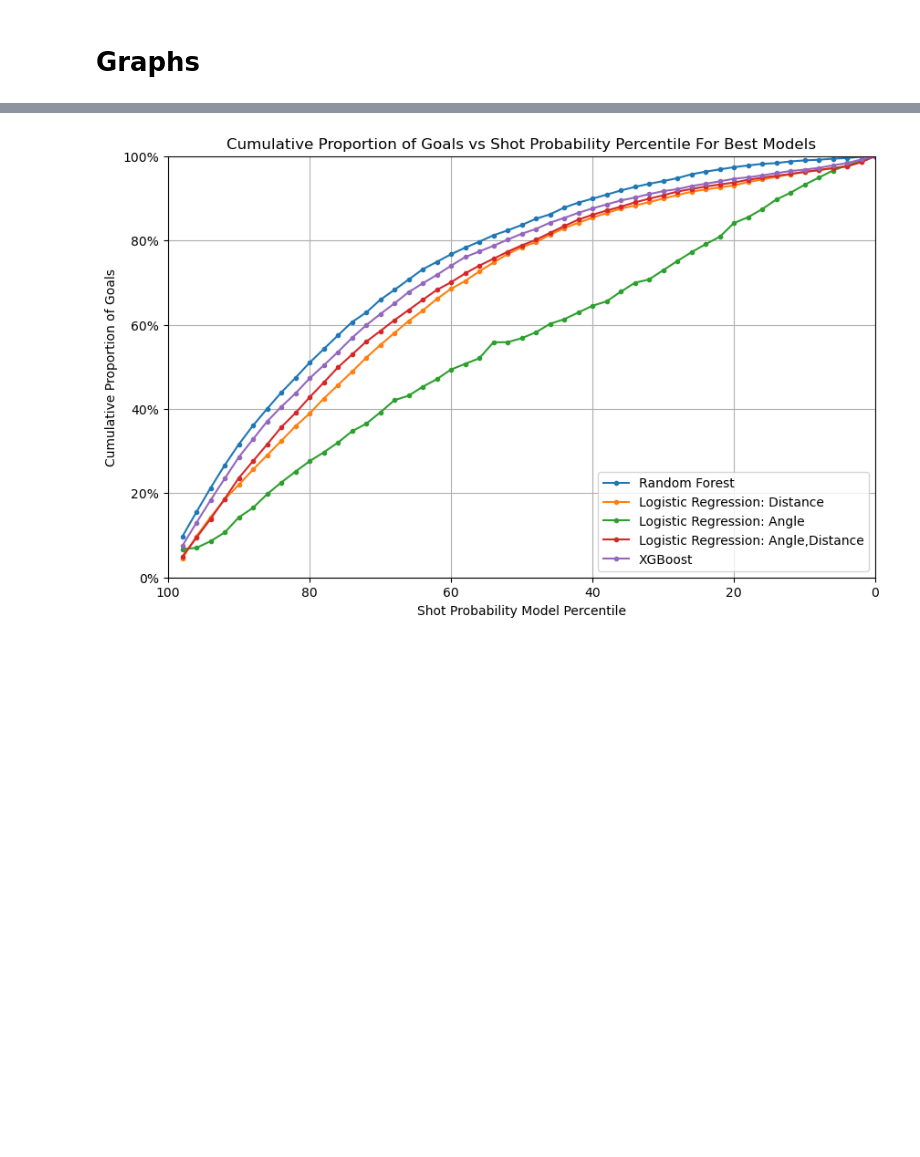
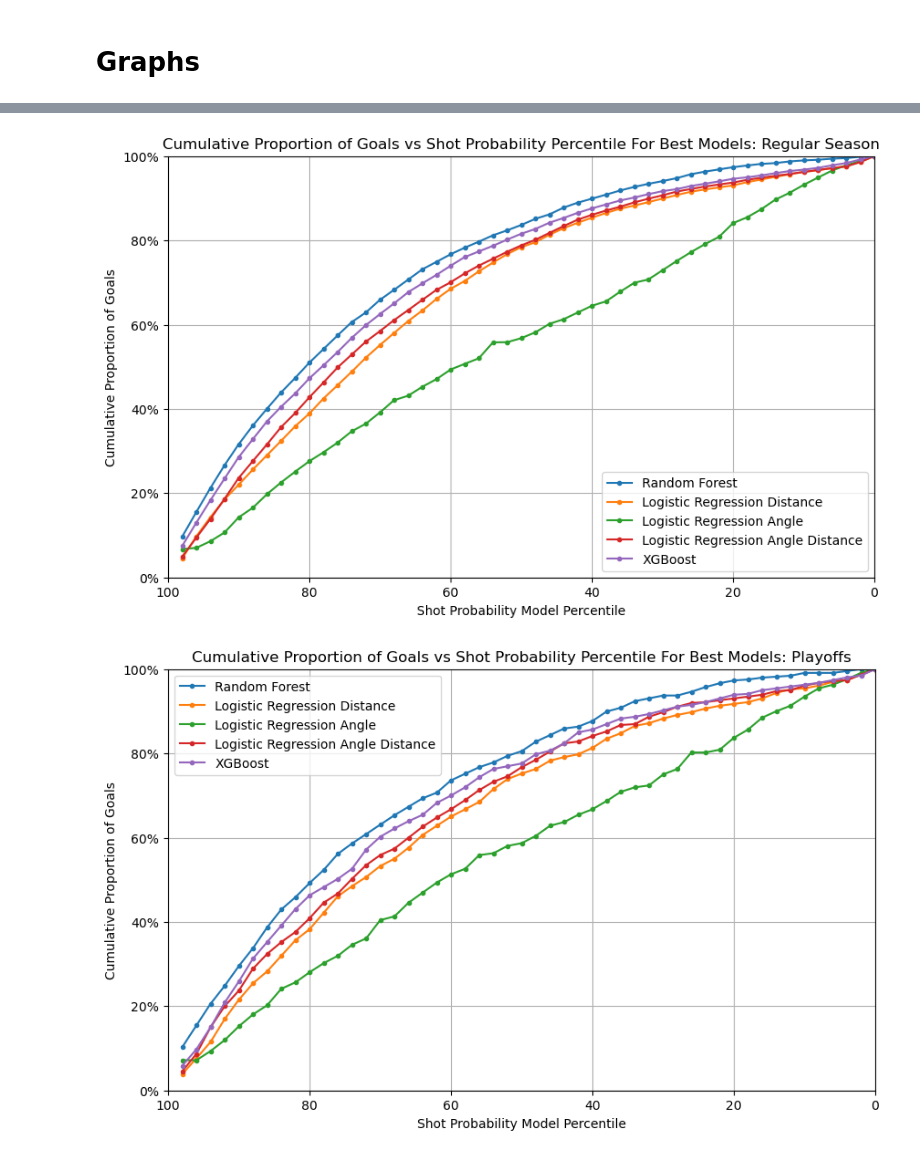
Before and after one commit to rajamatt/ift6758-project, a Jupyter notebook: notebooks/milestone_2/Task 7.ipynb, the cells around one changed output, grey strips where cells are left out. Saved outputs shown, nothing was run; the diff lists cells and outputs as text; code cells hidden in the pictures; blank space fills up the shorter version.

```diff
--- a/notebooks/milestone_2/Task 7.ipynb
+++ b/notebooks/milestone_2/Task 7.ipynb
@@ -12,4 +12,4 @@ import numpy as np
 # %%
 # Load the data
 data_parser = NHLDataParser()
-test_df = data_parser.get_shot_and_goal_pbp_df_for_season(2020, with_playoff_season=False)
+test_df = data_parser.get_shot_and_goal_pbp_df_for_season(2020, with_playoff_season=True)
@@ -158,12 +225,18 @@ See the caveats in the documentation: https://pandas.pydata.org/pandas-docs/stab
 # %% [markdown]
 # Graphs
 # %%
-# Collect probabilities from all models as tuples :(name,scores,y_test)
-model_probabilities = [('Random Forest',prob_scores_rf,y_test_rf),
-                       ('Logistic Regression: Distance',prob_scores_lg_distance,y_test_lg_distance),
-                       ('Logistic Regression: Angle',prob_scores_lg_angle,y_test_lg_angle),
-                       ('Logistic Regression: Angle,Distance',prob_scores_lg_angle_distance,y_test_angle_distance),
-                       ('XGBoost',prob_scores_xgb,y_test_xgboost)]
+# Collect probabilities from all models as tuples :(name,scores,y_test) for regular season and playoff
+model_scores_regular = [('Random Forest',prob_scores_rf_regular,y_test_rf_regular),
+                        ('Logistic Regression Distance',prob_scores_lg_distance,y_test_lg_distance_regular),
+                        ('Logistic Regression Angle',prob_scores_lg_angle_regular,y_test_lg_angle_regular),
+                        ('Logistic Regression Angle Distance',prob_scores_lg_angle_distance_regular,y_test_angle_distance_regular),
+                        ('XGBoost',prob_scores_xgb_regular,y_test_xgboost_regular)]
+
+model_scores_playoff = [('Random Forest',prob_scores_rf_playoff,y_test_rf_playoff),
+                        ('Logistic Regression Distance',prob_scores_lg_distance_playoff,y_test_lg_distance_playoff),
+                        ('Logistic Regression Angle',prob_scores_lg_angle_playoff,y_test_lg_angle_playoff),
+                        ('Logistic Regression Angle Distance',prob_scores_lg_angle_distance_playoff,y_test_angle_distance_playoff),
+                        ('XGBoost',prob_scores_xgb_playoff,y_test_xgboost_playoff)]
 # %%
 ##Graph 1: Roc Curve
 
@@ -224,31 +345,56 @@ fig_2.savefig('goal_rate_task7.png')
 # %%
 # Graph 3: Cumulative Proportion of Goals as a Function of Shot Probability Model Percentile
 
-# Calculate the cumulative goal percentage for each percentile for all models
-cumulative_goal_proportions = {}
-for name, prob_score, y_test in model_probabilities:
-    cumulative_goal_proportions[name] = []
-    for percentile in percentiles[name]:
+# Calculate the cumulative goal percentage for each percentile for all models for regular season
+cumulative_goal_proportions_regular = {}
+for name, prob_score, y_test in model_scores_regular:
+    cumulative_goal_proportions_regular[name] = []
+    for percentile in percentiles_regular[name]:
         mask = prob_score  >= percentile
-        cumulative_goal_proportions[name].append(y_test[mask].sum() / y_test.sum())
+        cumulative_goal_proportions_regular[name].append(y_test[mask].sum() / y_test.sum())
 
 
 # Plot the cumulative proportion of goals as a function of the shot probability model percentile for all models
-fig_3, ax_3 = plt.subplots()
-for name, cumulative_goal_proportion in cumulative_goal_proportions.items():
-    ax_3.plot(percentile_bins, cumulative_goal_proportion, marker='.', label=name)
+fig_3_regular, ax_3_regular = plt.subplots()
+for name, cumulative_goal_proportion in cumulative_goal_proportions_regular.items():
+    ax_3_regular.plot(percentile_bins, cumulative_goal_proportion, marker='.', label=name)
 plt.xlabel('Shot Probability Model Percentile')
 plt.ylabel('Cumulative Proportion of Goals')
-plt.title('Cumulative Proportion of Goals vs Shot Probability Percentile For Best Models')
+plt.title('Cumulative Proportion of Goals vs Shot Probability Percentile For Best Models: Regular Season')
 plt.grid(True)
 plt.ylim(0, 1)
 plt.gca().yaxis.set_major_formatter(plt.FuncFormatter(lambda y, _: '{:.0%}'.format(y)))
 plt.xlim(100, 0)
 plt.legend()
-fig_3.set_size_inches(10,6)
+fig_3_regular.set_size_inches(10,6)
 plt.show()
-fig_3.savefig('cumulative_goal_proportion_task7.png')
+fig_3_regular.savefig('cumulative_goal_proportion_task7_regular.png')
+
+# Calculate the cumulative goal percentage for each percentile for all models for playoffs
+cumulative_goal_proportions_playoff = {}
+for name, prob_score, y_test in model_scores_playoff:
+    cumulative_goal_proportions_playoff[name] = []
+    for percentile in percentiles_playoff[name]:
+        mask = prob_score  >= percentile
+        cumulative_goal_proportions_playoff[name].append(y_test[mask].sum() / y_test.sum())
+
+# Plot the cumulative proportion of goals as a function of the shot probability model percentile for all models
+fig_3_playoff, ax_3_playoff = plt.subplots()
+for name, cumulative_goal_proportion in cumulative_goal_proportions_playoff.items():
+    ax_3_playoff.plot(percentile_bins, cumulative_goal_proportion, marker='.', label=name)
+plt.xlabel('Shot Probability Model Percentile')
+plt.ylabel('Cumulative Proportion of Goals')
+plt.title('Cumulative Proportion of Goals vs Shot Probability Percentile For Best Models: Playoffs')
+plt.grid(True)
+plt.ylim(0, 1)
+plt.gca().yaxis.set_major_formatter(plt.FuncFormatter(lambda y, _: '{:.0%}'.format(y)))
+plt.xlim(100, 0)
+plt.legend()
+fig_3_playoff.set_size_inches(10,6)
+plt.show()
+fig_3_playoff.savefig('cumulative_goal_proportion_task7_playoff.png')
 # %% [output]
-[figure, old version]
+[figure, new version]
+[figure, added]
 # %%
 # Graph 4: Calibration Curve
```
Also changed, not shown: parts of 16 cells of this notebook.
